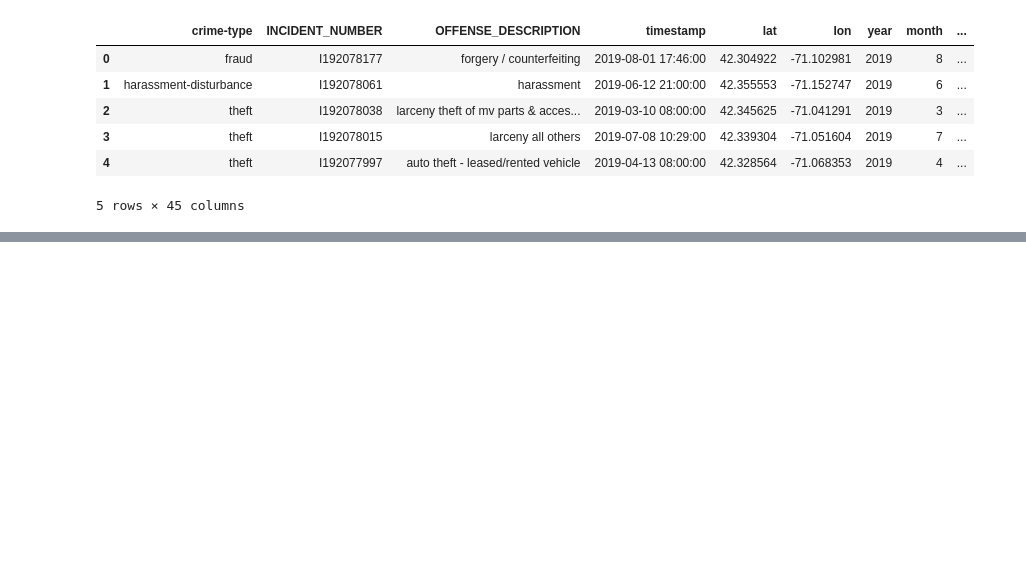
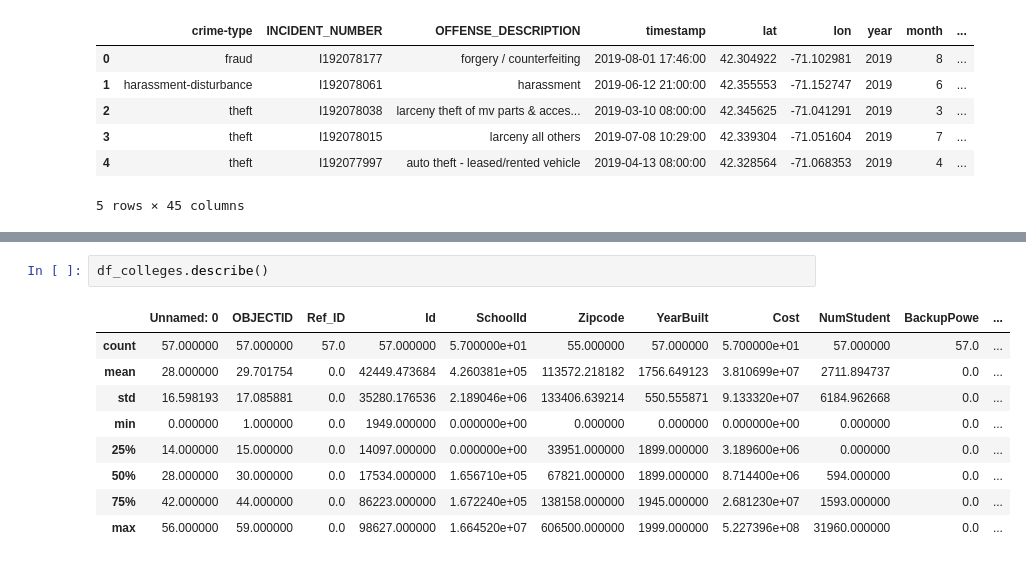
Before and after one commit to sedelmeyer/predicting-crime, a Jupyter notebook: notebooks/022_FEATURES_build_model_features.ipynb, the cells around one changed output, grey strips where cells are left out. Drawn from its saved outputs; the diff is of its cells as text; blank space fills up the shorter version.

```diff
--- a/notebooks/022_FEATURES_build_model_features.ipynb
+++ b/notebooks/022_FEATURES_build_model_features.ipynb
@@ -419,0 +452,12 @@ memory usage: 53.0+ MB
+# %%
+df_colleges.describe()
+# %% [output]
+|  | Unnamed: 0 | OBJECTID | Ref_ID | Id | SchoolId | Zipcode | YearBuilt | Cost | NumStudent | BackupPowe | ... |
+| count | 57.000000 | 57.000000 | 57.0 | 57.000000 | 5.700000e+01 | 55.000000 | 57.000000 | 5.700000e+01 | 57.000000 | 57.0 | ... |
+| mean | 28.000000 | 29.701754 | 0.0 | 42449.473684 | 4.260381e+05 | 113572.218182 | 1756.649123 | 3.810699e+07 | 2711.894737 | 0.0 | ... |
+| std | 16.598193 | 17.085881 | 0.0 | 35280.176536 | 2.189046e+06 | 133406.639214 | 550.555871 | 9.133320e+07 | 6184.962668 | 0.0 | ... |
+| min | 0.000000 | 1.000000 | 0.0 | 1949.000000 | 0.000000e+00 | 0.000000 | 0.000000 | 0.000000e+00 | 0.000000 | 0.0 | ... |
+| 25% | 14.000000 | 15.000000 | 0.0 | 14097.000000 | 0.000000e+00 | 33951.000000 | 1899.000000 | 3.189600e+06 | 0.000000 | 0.0 | ... |
+| 50% | 28.000000 | 30.000000 | 0.0 | 17534.000000 | 1.656710e+05 | 67821.000000 | 1899.000000 | 8.714400e+06 | 594.000000 | 0.0 | ... |
+| 75% | 42.000000 | 44.000000 | 0.0 | 86223.000000 | 1.672240e+05 | 138158.000000 | 1945.000000 | 2.681230e+07 | 1593.000000 | 0.0 | ... |
+| max | 56.000000 | 59.000000 | 0.0 | 98627.000000 | 1.664520e+07 | 606500.000000 | 1999.000000 | 5.227396e+08 | 31960.000000 | 0.0 | ... |
```
Also changed, not shown: parts of 14 cells of this notebook.
